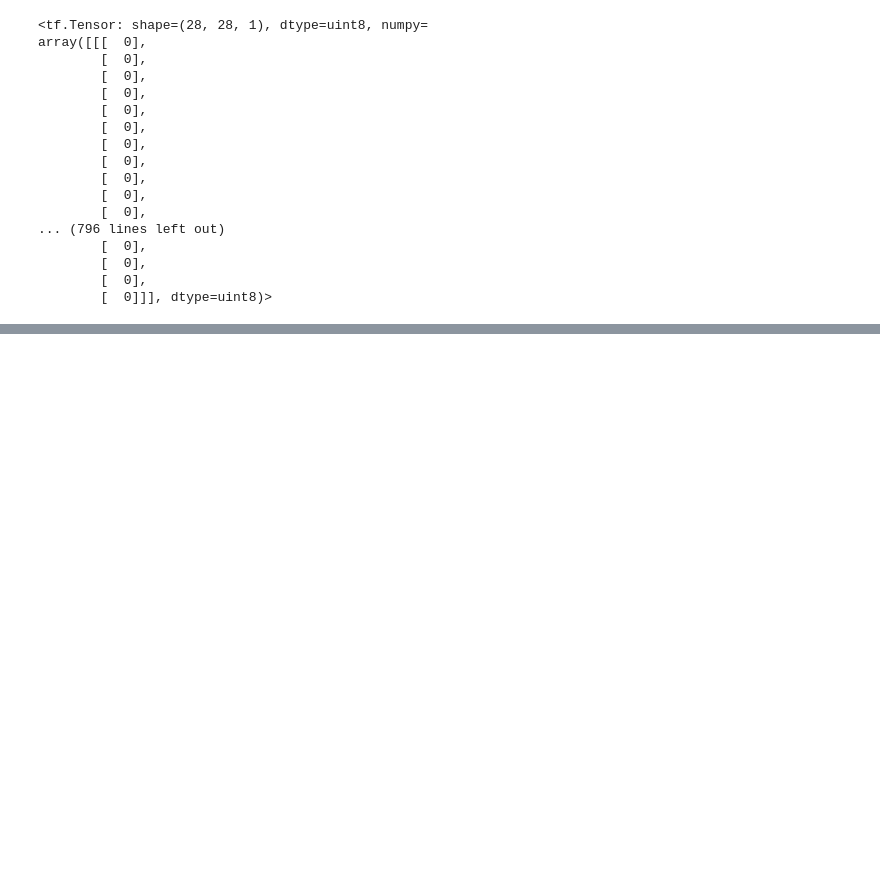
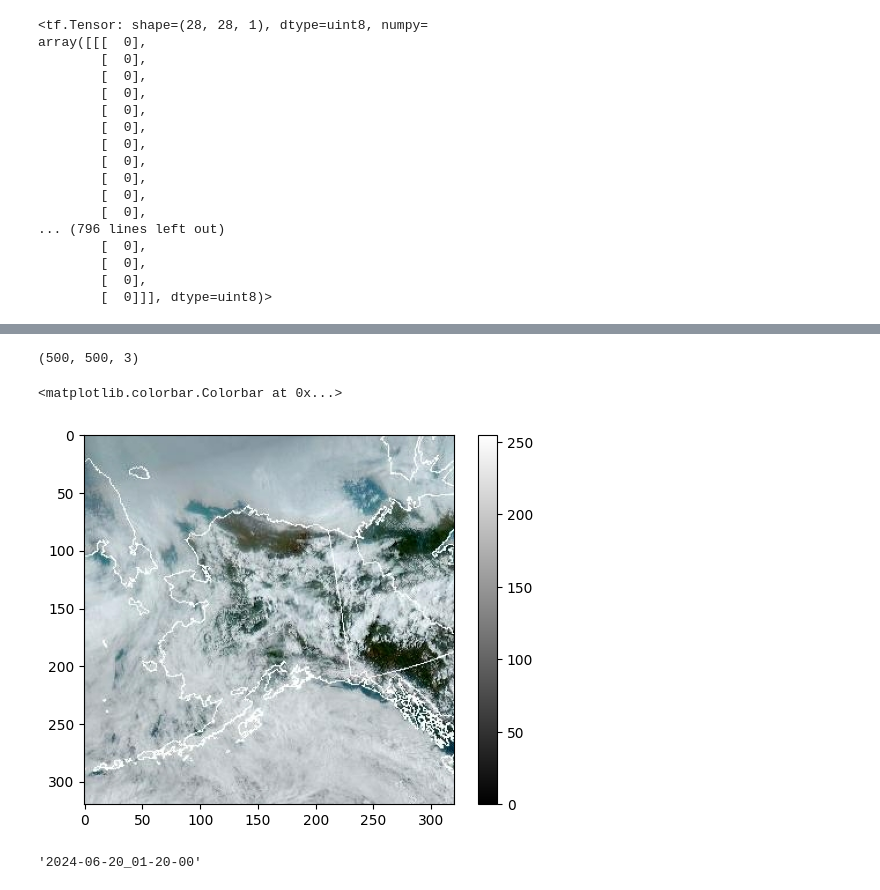
Before and after one commit to TY-Yang3015/fleiadex, a Jupyter notebook: notebooks/Experiment.ipynb, the cells around one changed output, grey strips where cells are left out. Drawn from its saved outputs; the diff is of its cells as text; code cells hidden in the pictures; blank space fills up the shorter version.

```diff
--- a/notebooks/Experiment.ipynb
+++ b/notebooks/Experiment.ipynb
@@ -55,0 +102,14 @@ array([[[  0],
+# %%
+image = tf.io.read_file("./images/test.jpg")
+image = tf.image.decode_image(image, channels=0, expand_animations=False)
+#image = tf.image.resize(image, [128, 128])
+image = image.numpy()
+print(image.shape)
+# %% [output]
+(500, 500, 3)
+# %%
+plt.imshow(image[80:400, 80:400], cmap='gray')
+plt.colorbar()
+# %% [output]
+<matplotlib.colorbar.Colorbar at 0x...>
+[figure, added]
@@ -55,0 +121,25 @@ array([[[  0],
+# %%
+from datetime import datetime, timedelta
+
+def convert_to_standard_timestamp(timestamp):
+    # Extract year, day of the year, hour, and minute from the timestamp
+    year = int(timestamp[:4])
+    day_of_year = int(timestamp[4:7])
+    hour = int(timestamp[7:9])
+    minute = int(timestamp[9:11])
+
+    # Convert day of the year to a date
+    date = datetime(year, 1, 1) + timedelta(days=day_of_year - 1)
+
+    # Combine date with hour and minute
+    standard_timestamp = datetime(date.year, date.month, date.day, hour, minute)
+
+    # Format to standard timestamp
+    return standard_timestamp.strftime('%Y-%m-%d_%H-%M-%S')
+
+# Example usage
+timestamp = "20241720120"
+standard_time = convert_to_standard_timestamp(timestamp)
+standard_time
+# %% [output]
+'2024-06-20_01-20-00'
```
Also changed, not shown: parts of 6 cells of this notebook, 28 other files.
